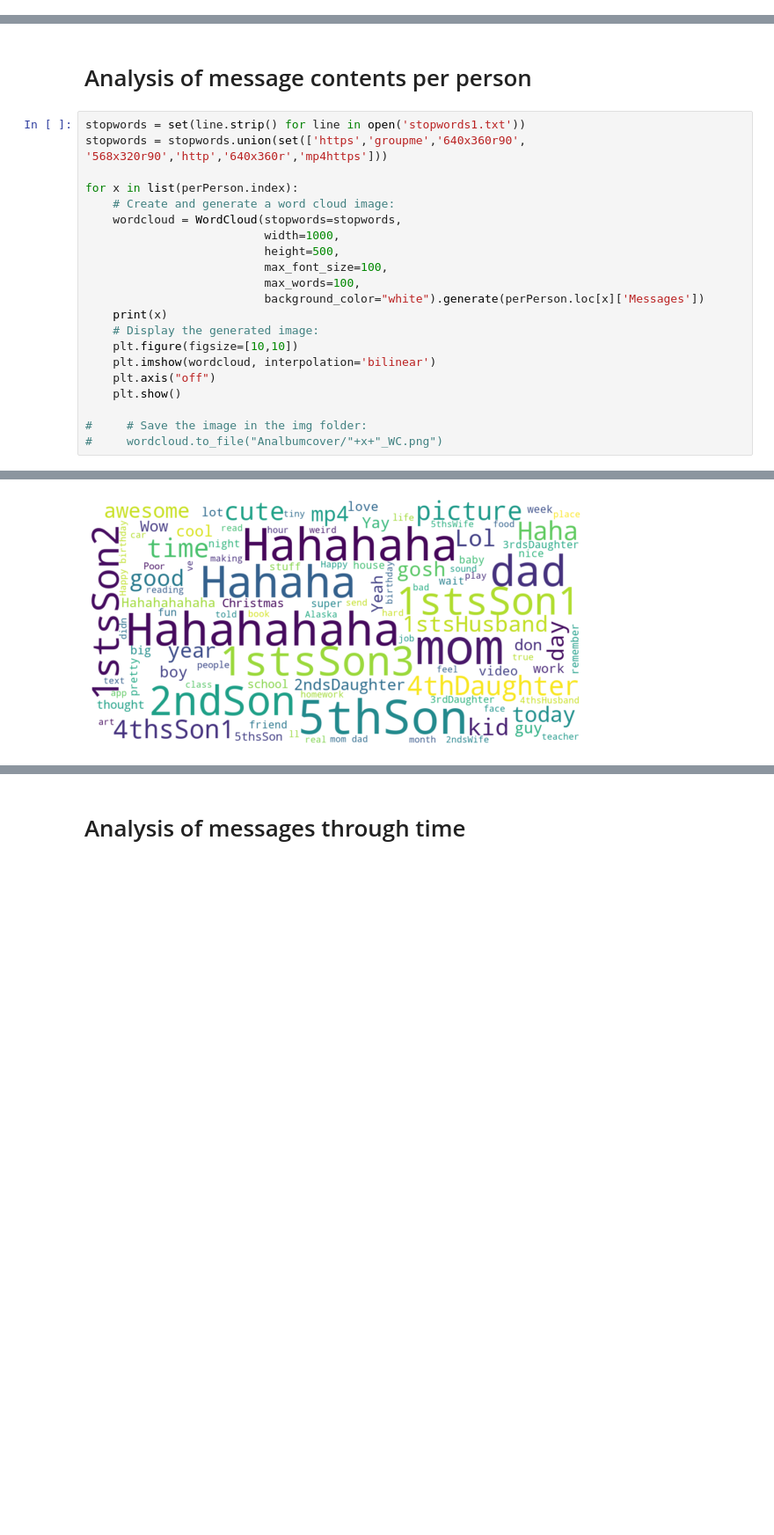
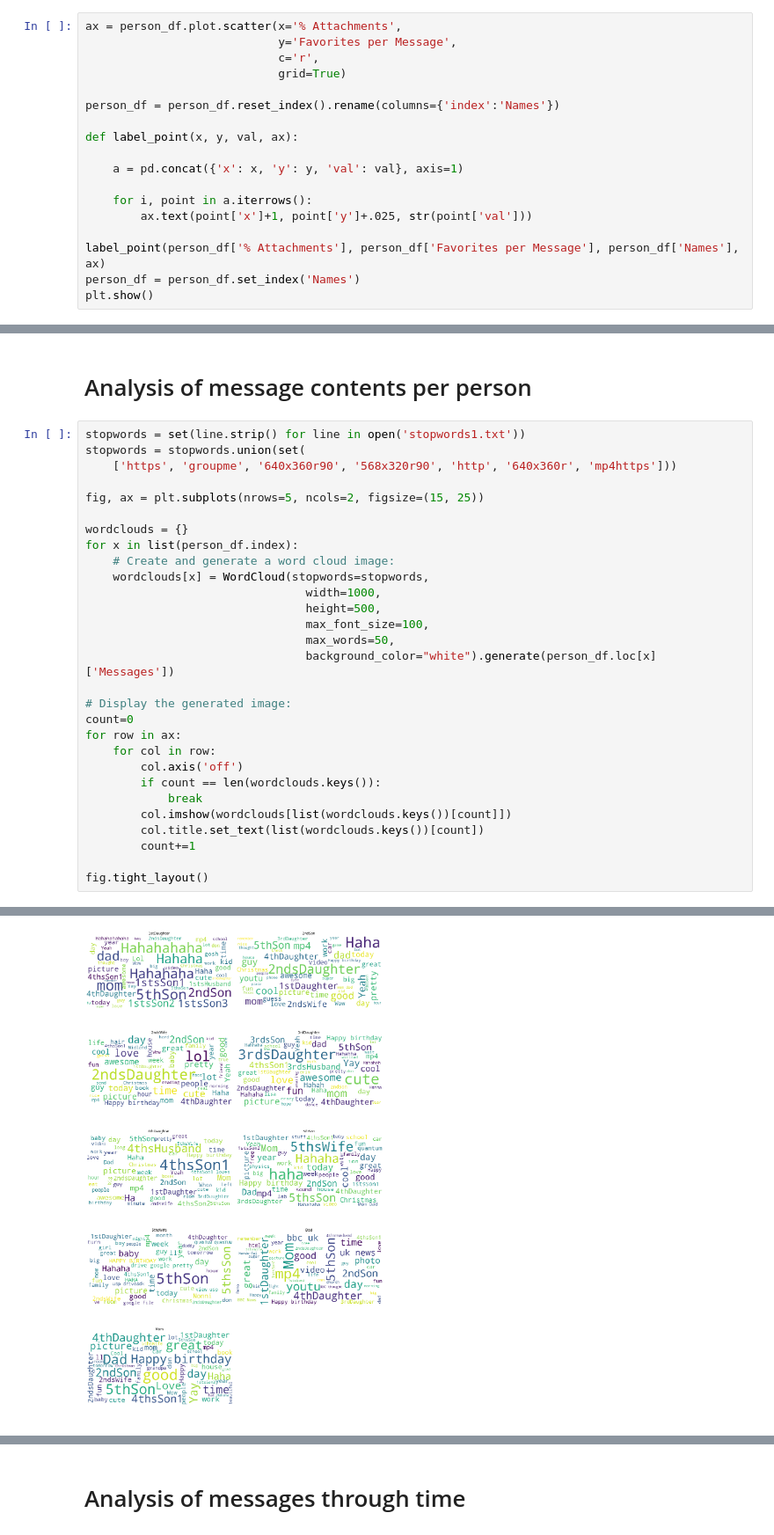
Before and after one commit to chipuha/Family-Group-Chat, a Jupyter notebook: FamilyChat.ipynb, the cells around one changed output, grey strips where cells are left out. Shown at 88% size. Drawn from its saved outputs; the diff is of its cells as text; blank space fills up the shorter version.

```diff
--- a/FamilyChat.ipynb
+++ b/FamilyChat.ipynb
@@ -140,0 +144,18 @@ for p in ax.patches:
+# %%
+ax = person_df.plot.scatter(x='% Attachments',
+                            y='Favorites per Message',
+                            c='r',
+                            grid=True)
+
+person_df = person_df.reset_index().rename(columns={'index':'Names'})
+
+def label_point(x, y, val, ax):
+
+    a = pd.concat({'x': x, 'y': y, 'val': val}, axis=1)
+
+    for i, point in a.iterrows():
+        ax.text(point['x']+1, point['y']+.025, str(point['val']))
+
+label_point(person_df['% Attachments'], person_df['Favorites per Message'], person_df['Names'], ax)
+person_df = person_df.set_index('Names')
+plt.show()
@@ -142,23 +165,31 @@ for p in ax.patches:
 # Analysis of message contents per person
 # %%
 stopwords = set(line.strip() for line in open('stopwords1.txt'))
-stopwords = stopwords.union(set(['https','groupme','640x360r90', '568x320r90','http','640x360r','mp4https']))
+stopwords = stopwords.union(set(
+    ['https', 'groupme', '640x360r90', '568x320r90', 'http', '640x360r', 'mp4https']))
 
-for x in list(perPerson.index):
+fig, ax = plt.subplots(nrows=5, ncols=2, figsize=(15, 25))
+
+wordclouds = {}
+for x in list(person_df.index):
     # Create and generate a word cloud image:
-    wordcloud = WordCloud(stopwords=stopwords,
-                          width=1000,
-                          height=500,
-                          max_font_size=100,
-                          max_words=100,
-                          background_color="white").generate(perPerson.loc[x]['Messages'])
-    print(x)
-    # Display the generated image:
-    plt.figure(figsize=[10,10])
-    plt.imshow(wordcloud, interpolation='bilinear')
-    plt.axis("off")
-    plt.show()
+    wordclouds[x] = WordCloud(stopwords=stopwords,
+                                width=1000,
+                                height=500,
+                                max_font_size=100,
+                                max_words=50,
+                                background_color="white").generate(person_df.loc[x]['Messages'])
 
-#     # Save the image in the img folder:
-#     wordcloud.to_file("Analbumcover/"+x+"_WC.png")
+# Display the generated image:
+count=0
+for row in ax:
+    for col in row:
+        col.axis('off')
+        if count == len(wordclouds.keys()):
+            break
+        col.imshow(wordclouds[list(wordclouds.keys())[count]])
+        col.title.set_text(list(wordclouds.keys())[count])
+        count+=1
+
+fig.tight_layout()
 # %% [output]
@@ -166 +196 @@ for x in list(perPerson.index):
-[figure, old version]
+[figure, new version]
```
Also changed, not shown: parts of 37 cells of this notebook.
